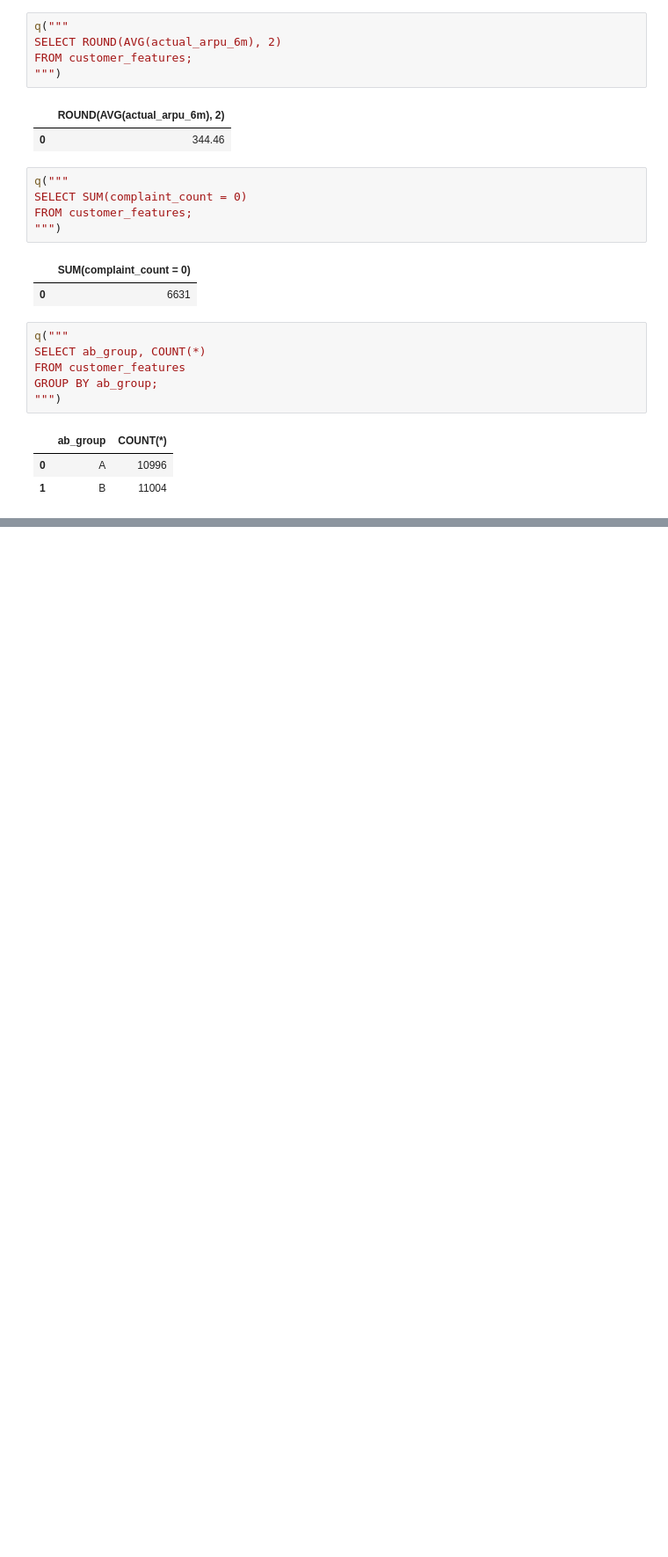
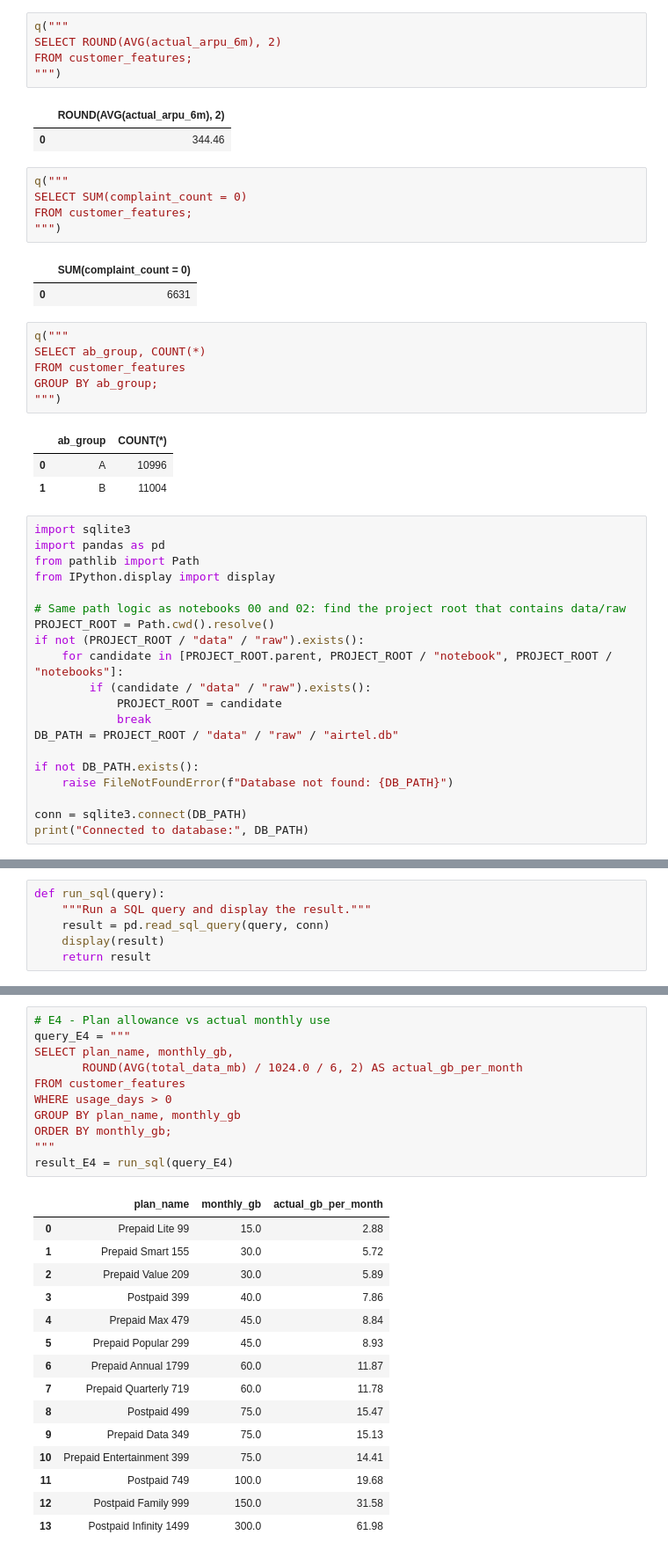
Before and after one commit to alsabithbca25dbi-afk/airtel-telecom-analytics, a Jupyter notebook: notebook/05_analysis.ipynb, the cells around one changed output, grey strips where cells are left out. Shown at 88% size. Drawn from its saved outputs; the diff is of its cells as text; blank space fills up the shorter version.

```diff
--- a/notebook/05_analysis.ipynb
+++ b/notebook/05_analysis.ipynb
@@ -40,3 +40,23 @@ GROUP BY ab_group;
 |  | ab_group | COUNT(*) |
 | 0 | A | 10996 |
 | 1 | B | 11004 |
+# %%
+import sqlite3
+import pandas as pd
+from pathlib import Path
+from IPython.display import display
+
+# Same path logic as notebooks 00 and 02: find the project root that contains data/raw
+PROJECT_ROOT = Path.cwd().resolve()
+if not (PROJECT_ROOT / "data" / "raw").exists():
+    for candidate in [PROJECT_ROOT.parent, PROJECT_ROOT / "notebook", PROJECT_ROOT / "notebooks"]:
+        if (candidate / "data" / "raw").exists():
+            PROJECT_ROOT = candidate
+            break
+DB_PATH = PROJECT_ROOT / "data" / "raw" / "airtel.db"
+
+if not DB_PATH.exists():
+    raise FileNotFoundError(f"Database not found: {DB_PATH}")
+
+conn = sqlite3.connect(DB_PATH)
+print("Connected to database:", DB_PATH)
@@ -42,0 +65,6 @@ GROUP BY ab_group;
+# %%
+def run_sql(query):
+    """Run a SQL query and display the result."""
+    result = pd.read_sql_query(query, conn)
+    display(result)
+    return result
@@ -42,0 +731,27 @@ GROUP BY ab_group;
+# %%
+# E4 - Plan allowance vs actual monthly use
+query_E4 = """
+SELECT plan_name, monthly_gb,
+       ROUND(AVG(total_data_mb) / 1024.0 / 6, 2) AS actual_gb_per_month
+FROM customer_features
+WHERE usage_days > 0
+GROUP BY plan_name, monthly_gb
+ORDER BY monthly_gb;
+"""
+result_E4 = run_sql(query_E4)
+# %% [output]
+|  | plan_name | monthly_gb | actual_gb_per_month |
+| 0 | Prepaid Lite 99 | 15.0 | 2.88 |
+| 1 | Prepaid Smart 155 | 30.0 | 5.72 |
+| 2 | Prepaid Value 209 | 30.0 | 5.89 |
+| 3 | Postpaid 399 | 40.0 | 7.86 |
+| 4 | Prepaid Max 479 | 45.0 | 8.84 |
+| 5 | Prepaid Popular 299 | 45.0 | 8.93 |
+| 6 | Prepaid Annual 1799 | 60.0 | 11.87 |
+| 7 | Prepaid Quarterly 719 | 60.0 | 11.78 |
+| 8 | Postpaid 499 | 75.0 | 15.47 |
+| 9 | Prepaid Data 349 | 75.0 | 15.13 |
+| 10 | Prepaid Entertainment 399 | 75.0 | 14.41 |
+| 11 | Postpaid 749 | 100.0 | 19.68 |
+| 12 | Postpaid Family 999 | 150.0 | 31.58 |
+| 13 | Postpaid Infinity 1499 | 300.0 | 61.98 |
```
Also changed, not shown: parts of 96 cells of this notebook, 1 other file.
